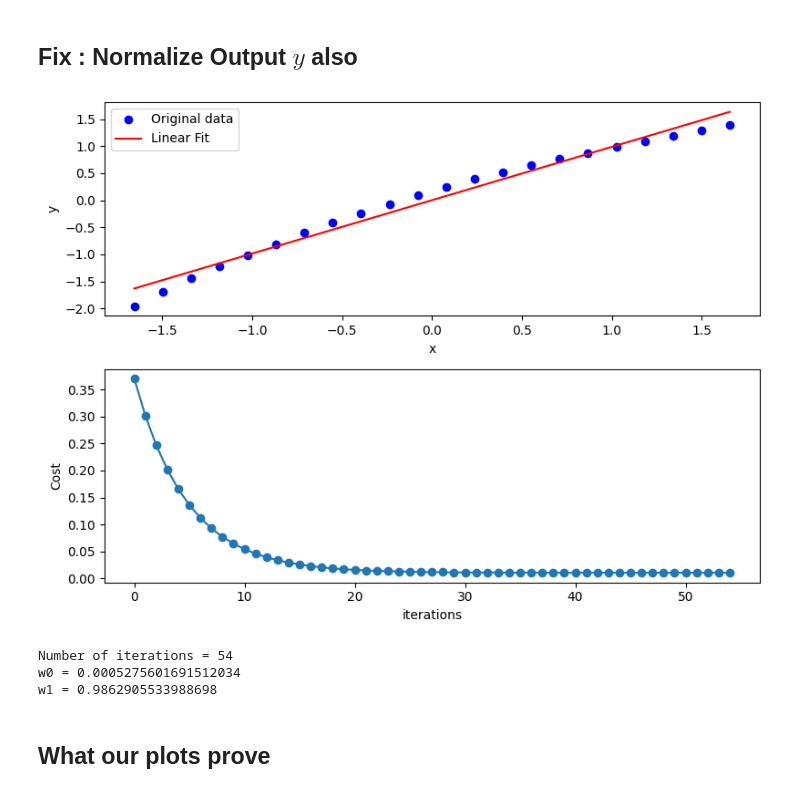
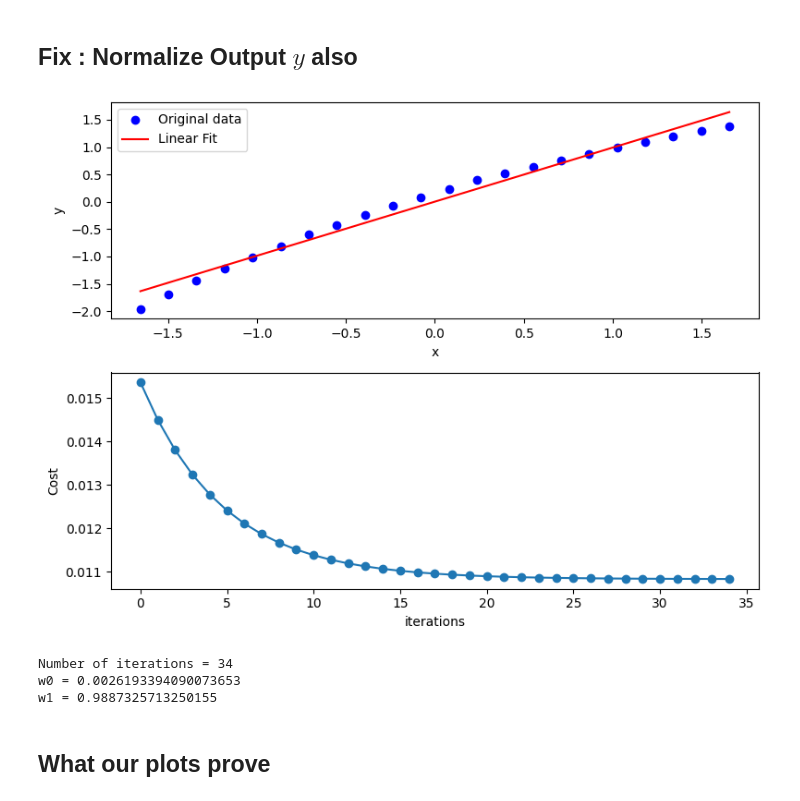
Before and after one commit to ravichandrakorivi/deep-learning, a Jupyter notebook: linear-regression/linear_regression_models.ipynb, the cells around one changed output. Drawn from its saved outputs; the diff is of its cells as text; code cells hidden in the pictures.

```diff
--- a/linear-regression/linear_regression_models.ipynb
+++ b/linear-regression/linear_regression_models.ipynb
@@ -40,8 +41,8 @@ y = alpha
 eta = 0.1
 
 # Initialize weights
-w0 = np.random.rand()
-w1 = np.random.rand()
+w0 = rng.random()
+w1 = rng.random()
 
 yhat = w0 + w1*x
 
@@ -132,8 +133,8 @@ x = (temperature - np.mean(temperature)) / np.std(temperature)
 eta = 0.1
 
 # Initialize weights
-w0 = np.random.rand()
-w1 = np.random.rand()
+w0 = rng.random()
+w1 = rng.random()
 
 yhat = w0 + w1*x
 
@@ -222,8 +223,8 @@ y = (alpha - np.mean(alpha)) / np.std(alpha)
 eta = 0.1
 
 # Initialize weights
-w0 = np.random.rand()
-w1 = np.random.rand()
+w0 = rng.random()
+w1 = rng.random()
 
 yhat = w0 + w1*x
 initial_cost = (0.5 / m)*np.sum((y - yhat)**2)
@@ -251,37 +252,37 @@ while error > eps:
     C.append(cost)
 
     error = abs(C[-1] - C[-2])
 
 yhat = w0 + w1*x
 
 # Create a new plotting canvas/figure with 8 inches width and 6 inches height
 plt.figure(figsize=(8, 6))
 
 plt.subplot(211)
 plt.plot(x, y, 'bo', label="Original data")
 plt.plot(x, yhat, 'r-', label="Linear Fit")
 plt.xlabel("x")
 plt.ylabel("y")
 plt.legend()
 
 plt.subplot(212)
 plt.plot(range(len(C)), C, '-o')
 plt.xlabel("iterations")
 plt.ylabel("Cost")
 
 plt.tight_layout()
 plt.show()
 
 print(f"Number of iterations = {iter}")
 
 # Learned weights
 print(f"w0 = {w0}")
 print(f"w1 = {w1}")
 # %% [output]
-[figure, old version]
+[figure, new version]
-Number of iterations = 54
-w0 = 0.0005275601691512034
-w1 = 0.9862905533988698
+Number of iterations = 34
+w0 = 0.0026193394090073653
+w1 = 0.9887325713250155
 # %% [markdown]
 ## What our plots prove
 # %% [markdown]
```
Also changed, not shown: parts of 9 cells of this notebook.
